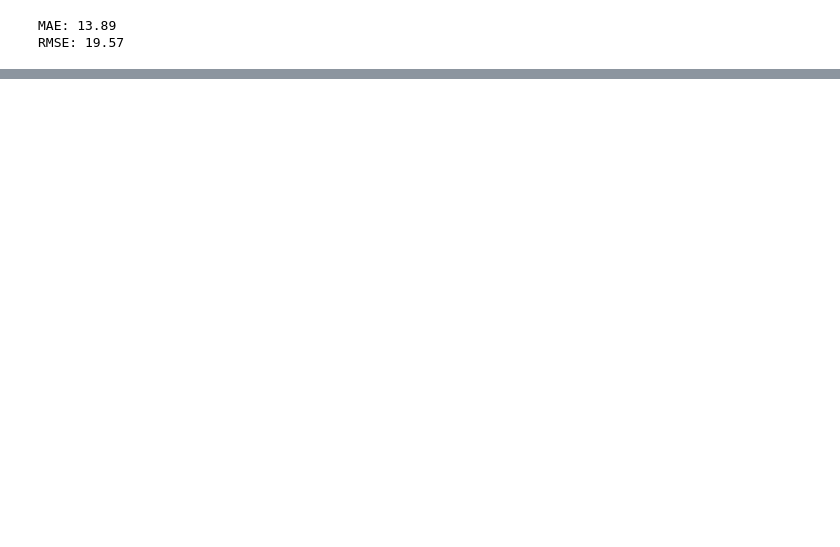
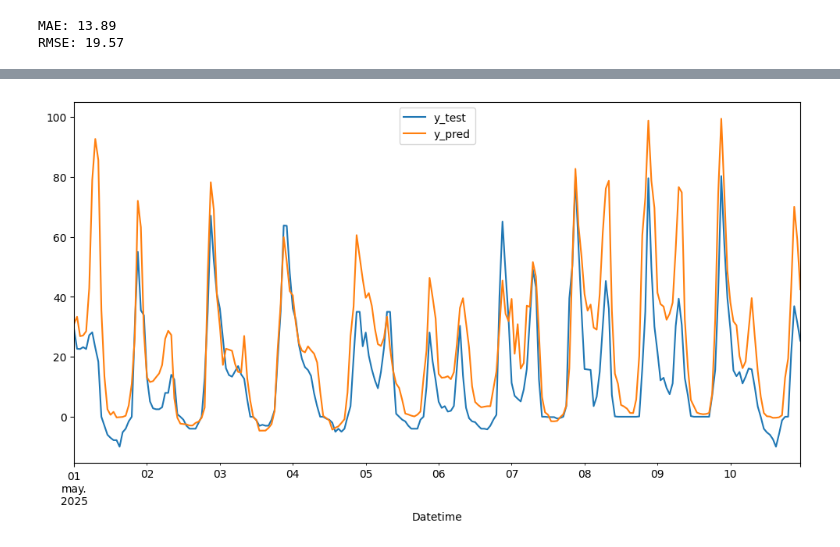
Before and after one commit to JaimeNavs9/proyecto_prediccion_MD, a Jupyter notebook: modelo_d+1_ml.ipynb, the cells around one changed output, grey strips where cells are left out. Saved outputs shown, nothing was run; the diff lists cells and outputs as text; code cells hidden in the pictures; blank space fills up the shorter version.

```diff
--- a/modelo_d+1_ml.ipynb
+++ b/modelo_d+1_ml.ipynb
@@ -165,3 +170,7 @@ print(f"RMSE: {np.sqrt(mean_squared_error(y_test, y_pred)):.2f}")
 # %% [output]
 MAE: 13.89
 RMSE: 19.57
+# %%
+y_comp_df = y_test.to_frame(name='y_test')
+y_comp_df['y_pred'] = y_pred.round(2)
+y_comp_df.info()
@@ -167,0 +187,5 @@ RMSE: 19.57
+# %%
+y_comp_df[:(24*10)].plot(figsize=(12, 6))
+plt.show()
+# %% [output]
+[figure, added]
```
Also changed, not shown: parts of 4 cells of this notebook.
